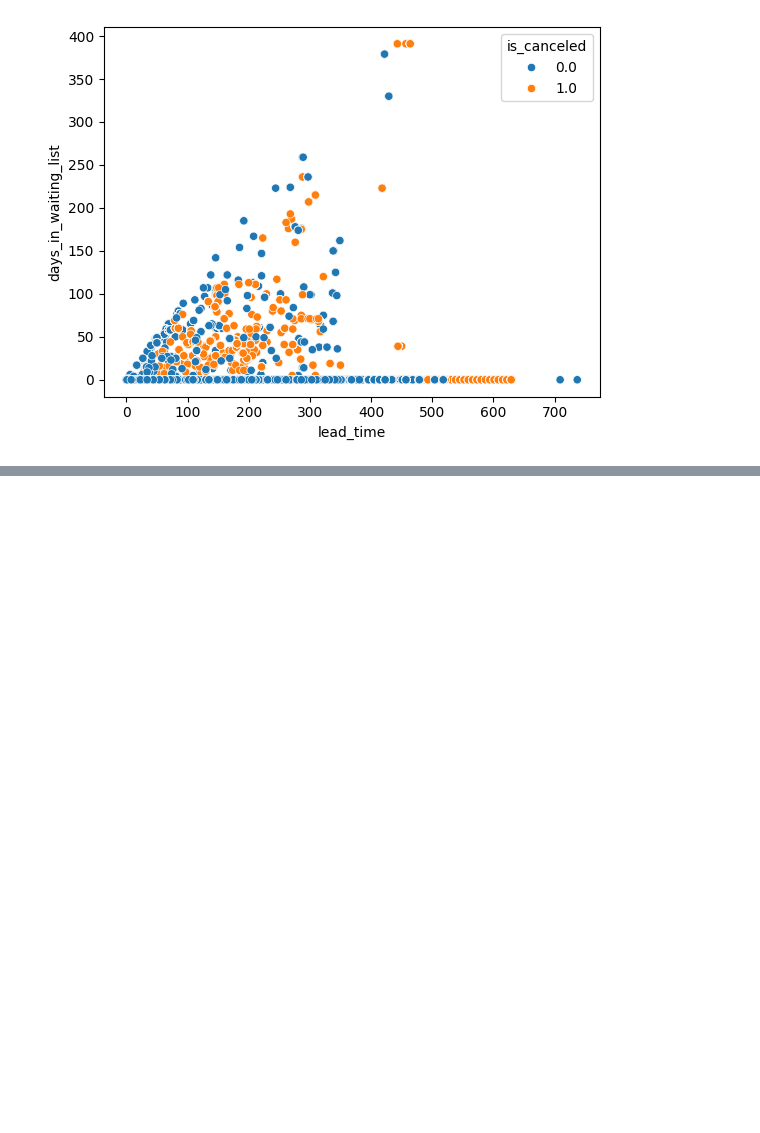
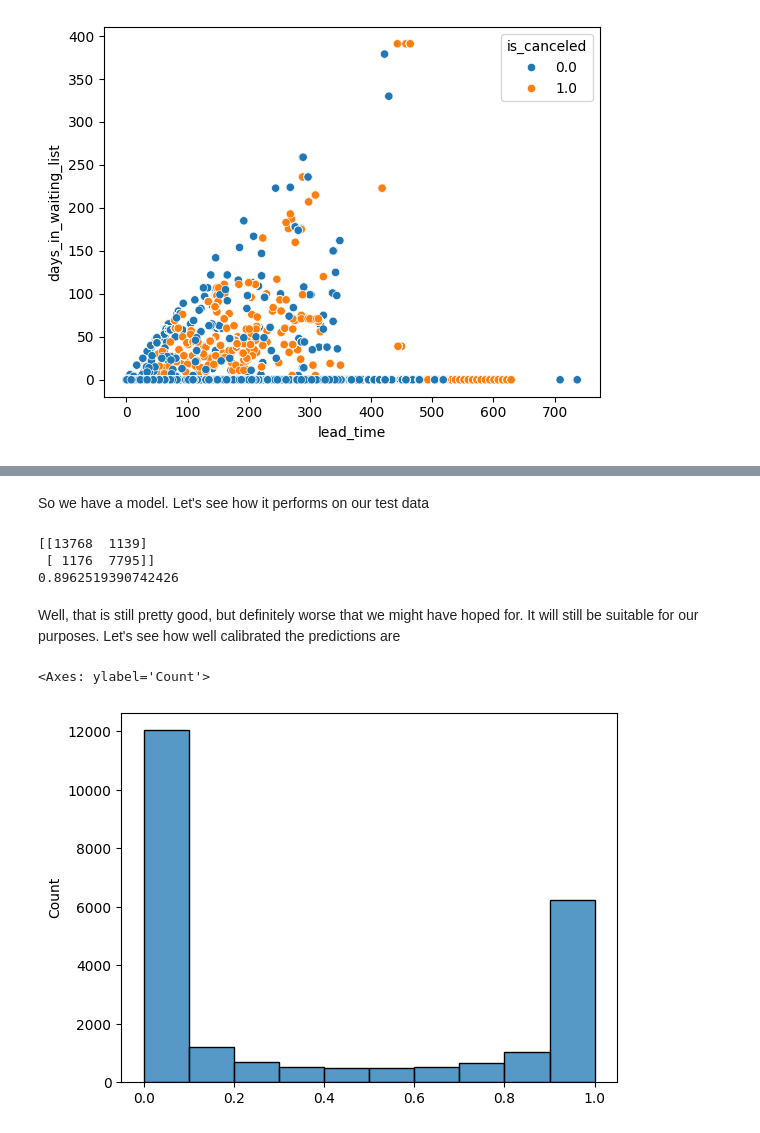
Before and after one commit to NIGHTF1RE/NaturalLanguageProcessing, a Jupyter notebook: One-Shot Notebooks/Hotel Cancellations/hotel_cancellations.ipynb, the cells around one changed output, grey strips where cells are left out. Drawn from its saved outputs; the diff is of its cells as text; code cells hidden in the pictures; blank space fills up the shorter version.

```diff
--- a/One-Shot Notebooks/Hotel Cancellations/hotel_cancellations.ipynb
+++ b/One-Shot Notebooks/Hotel Cancellations/hotel_cancellations.ipynb
@@ -508,0 +515,19 @@ def objtective(trial):
+# %%
+def objective(trial):
+    params = {
+        'iterations': trial.suggest_int('iterations', 100, 2000),
+        'learning_rate': trial.suggest_float('learning_rate', 0.01, 0.3),
+        'depth': trial.suggest_int('depth', 6, 12),
+        'l2_leaf_reg': trial.suggest_float('l2_leaf_reg', 1, 10),
+        'subsample': trial.suggest_float('subsample', 0.5, 1),
+        'grow_policy': trial.suggest_categorical('grow_policy', ['SymmetricTree', 'Depthwise', 'Lossguide']),
+        'auto_class_weights': trial.suggest_categorical('auto_class_weights', [None, 'Balanced', 'SqrtBalanced']),
+    }
+    clf = CatBoostClassifier(**params, loss_function='Logloss', task_type='GPU', bootstrap_type='Bernoulli', verbose=0)
+    return cross_val_score(clf, X_train, y_train, cv=5, scoring='roc_auc').mean()
+
+study = optuna.create_study(direction='maximize')
+study.optimize(objective, n_trials=50)
+print(study.best_params)
+print(study.best_value)
+print(study.best_trial)
@@ -508,0 +555,22 @@ def objtective(trial):
+# %% [markdown]
+So we have a model. Let's see how it performs on our test data
+# %%
+clf = CatBoostClassifier(**study.best_params, loss_function='Logloss', task_type='GPU', bootstrap_type='Bernoulli', verbose=0)
+clf.fit(X_train, y_train)
+
+y_pred = clf.predict(X_test)
+print(confusion_matrix(y_test, y_pred))
+print(roc_auc_score(y_test, y_pred))
+# %% [output]
+[[13768  1139]
+ [ 1176  7795]]
+0.8962519390742426
+# %% [markdown]
+Well, that is still pretty good, but definitely worse that we might have hoped for. It will still be suitable for our purposes. Let's see how well calibrated the predictions are
+# %%
+y_probability = clf.predict_proba(X_test)[:,1]
+
+sns.histplot(y_probability, bins=[0,0.1,0.2,0.3,0.4,0.5,0.6,0.7,0.8,0.9,1])
+# %% [output]
+<Axes: ylabel='Count'>
+[figure, added]
```
Also changed, not shown: parts of 20 cells of this notebook.
